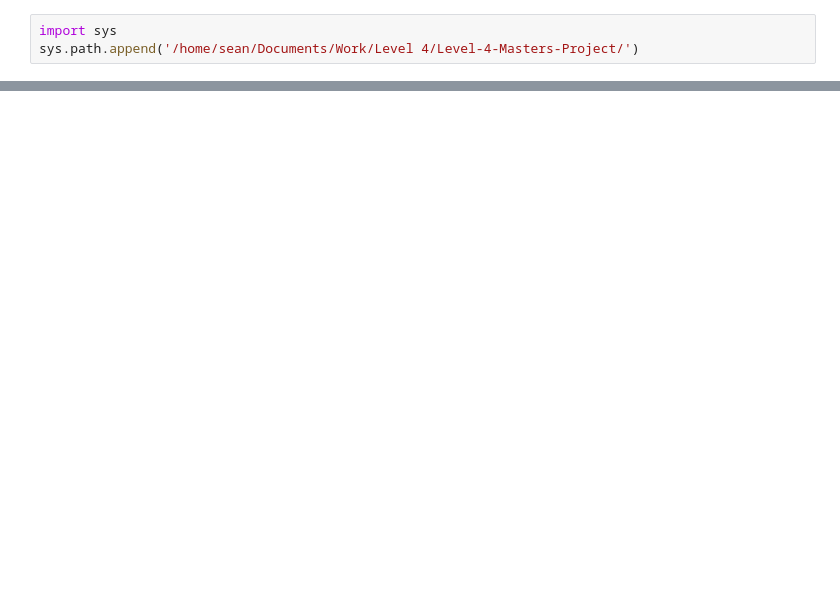
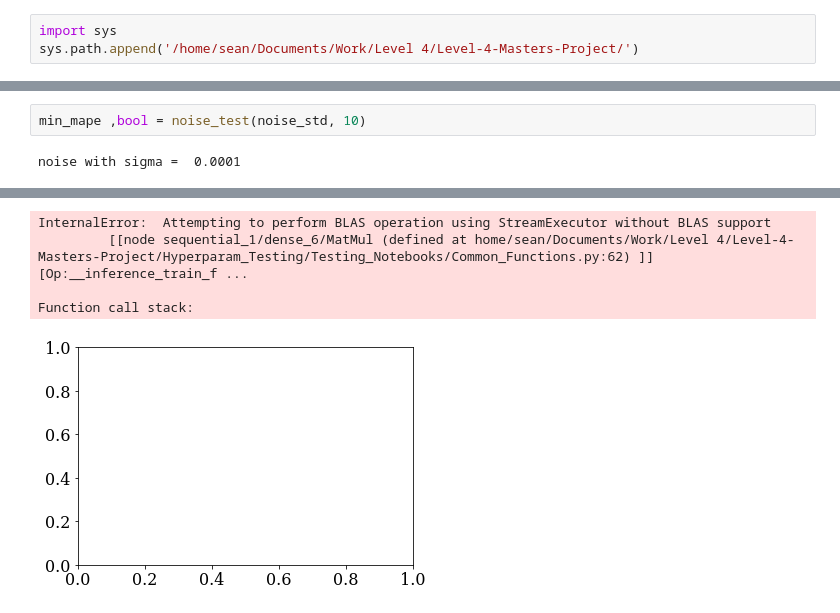
Before and after one commit to seancraven/Level-4-Masters-Project, a Jupyter notebook: Guassian_Noise/Noise_Testing.ipynb, the cells around one changed output, grey strips where cells are left out. Drawn from its saved outputs; the diff is of its cells as text; blank space fills up the shorter version.

```diff
--- a/Guassian_Noise/Noise_Testing.ipynb
+++ b/Guassian_Noise/Noise_Testing.ipynb
@@ -84,0 +93,4 @@ fig.savefig('/home/sean/Documents/Work/Level 4/Level-4-Masters-Project/Figures/m
+# %%
+min_mape ,bool = noise_test(noise_std, 10)
+# %% [output]
+noise with sigma =  0.0001
@@ -84,0 +113,5 @@ fig.savefig('/home/sean/Documents/Work/Level 4/Level-4-Masters-Project/Figures/m
+InternalError:  Attempting to perform BLAS operation using StreamExecutor without BLAS support
+         [[node sequential_1/dense_6/MatMul (defined at home/sean/Documents/Work/Level 4/Level-4-Masters-Project/Hyperparam_Testing/Testing_Notebooks/Common_Functions.py:62) ]] [Op:__inference_train_f ...
+
+Function call stack:
+[figure, added]
```
Also changed, not shown: parts of 19 cells of this notebook, 4 other files.
